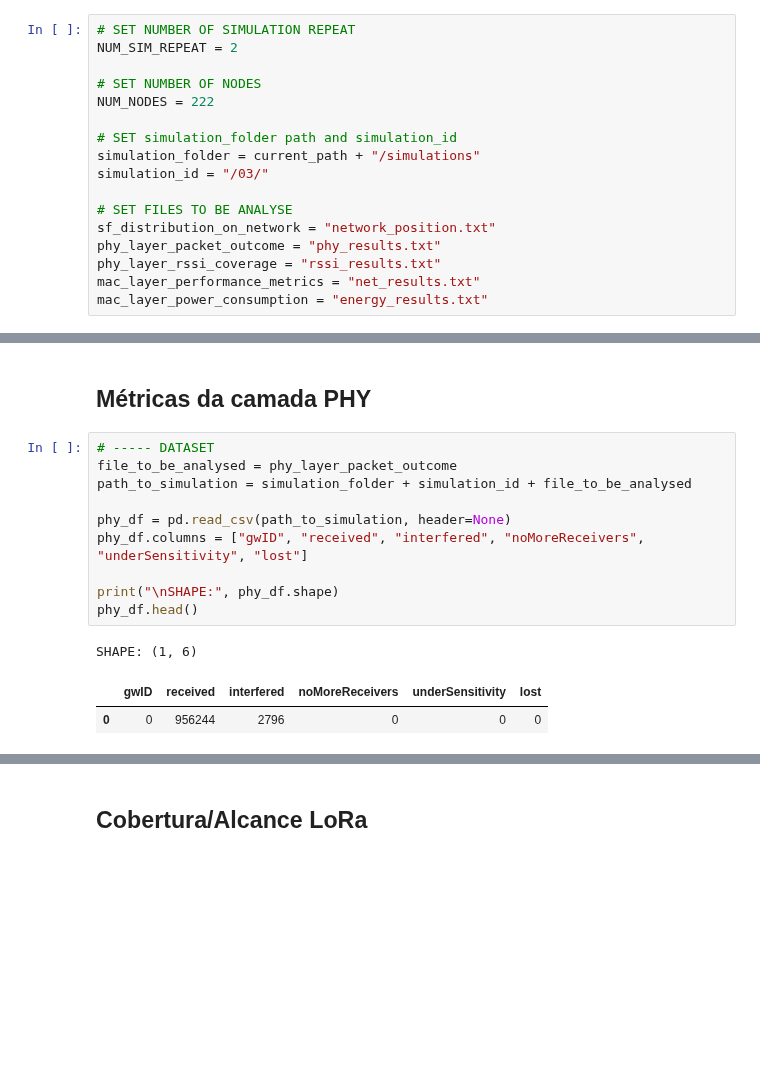
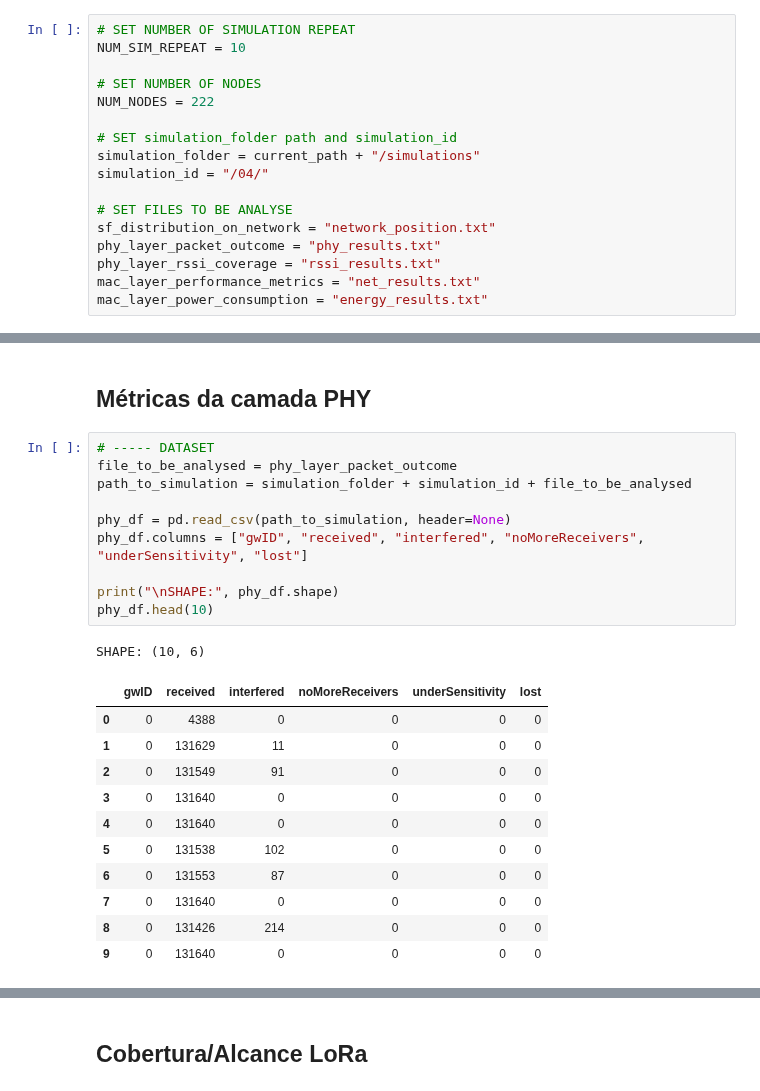
Before and after one commit to wasp-lahis/ns3-bmap, a Jupyter notebook: NS3/lorawan-metricas-exp/analyse_results/unicamp_scenario_analisys.ipynb, the cells around one changed output, grey strips where cells are left out. Drawn from its saved outputs; the diff is of its cells as text; blank space fills up the shorter version.

```diff
--- a/NS3/lorawan-metricas-exp/analyse_results/unicamp_scenario_analisys.ipynb
+++ b/NS3/lorawan-metricas-exp/analyse_results/unicamp_scenario_analisys.ipynb
@@ -40,14 +40,14 @@ current_path = os.getcwd()
 current_path = '/home/wasp/Desktop/Mestrado/ns3-bmap/NS3/lorawan-metricas-exp/'
 # %%
 # SET NUMBER OF SIMULATION REPEAT
-NUM_SIM_REPEAT = 2
+NUM_SIM_REPEAT = 10
 
 # SET NUMBER OF NODES
 NUM_NODES = 222
 
 # SET simulation_folder path and simulation_id
 simulation_folder = current_path + "/simulations"
-simulation_id = "/03/"
+simulation_id = "/04/"
 
 # SET FILES TO BE ANALYSE
 sf_distribution_on_network = "network_position.txt"
@@ -172,17 +172,26 @@ plt.show()
 # %%
 # ----- DATASET
 file_to_be_analysed = phy_layer_packet_outcome
 path_to_simulation = simulation_folder + simulation_id + file_to_be_analysed
 
 phy_df = pd.read_csv(path_to_simulation, header=None)
 phy_df.columns = ["gwID", "received", "interfered", "noMoreReceivers", "underSensitivity", "lost"]
 
 print("\nSHAPE:", phy_df.shape)
-phy_df.head()
+phy_df.head(10)
 # %% [output]
-SHAPE: (1, 6)
+SHAPE: (10, 6)
 |  | gwID | received | interfered | noMoreReceivers | underSensitivity | lost |
-| 0 | 0 | 956244 | 2796 | 0 | 0 | 0 |
+| 0 | 0 | 4388 | 0 | 0 | 0 | 0 |
+| 1 | 0 | 131629 | 11 | 0 | 0 | 0 |
+| 2 | 0 | 131549 | 91 | 0 | 0 | 0 |
+| 3 | 0 | 131640 | 0 | 0 | 0 | 0 |
+| 4 | 0 | 131640 | 0 | 0 | 0 | 0 |
+| 5 | 0 | 131538 | 102 | 0 | 0 | 0 |
+| 6 | 0 | 131553 | 87 | 0 | 0 | 0 |
+| 7 | 0 | 131640 | 0 | 0 | 0 | 0 |
+| 8 | 0 | 131426 | 214 | 0 | 0 | 0 |
+| 9 | 0 | 131640 | 0 | 0 | 0 | 0 |
 # %%
 # Valores médios de cada coluna
 print("PHY LAYER - Packet Outcome METRICS:\n")
```
Also changed, not shown: parts of 2 cells of this notebook, 14 other files.
